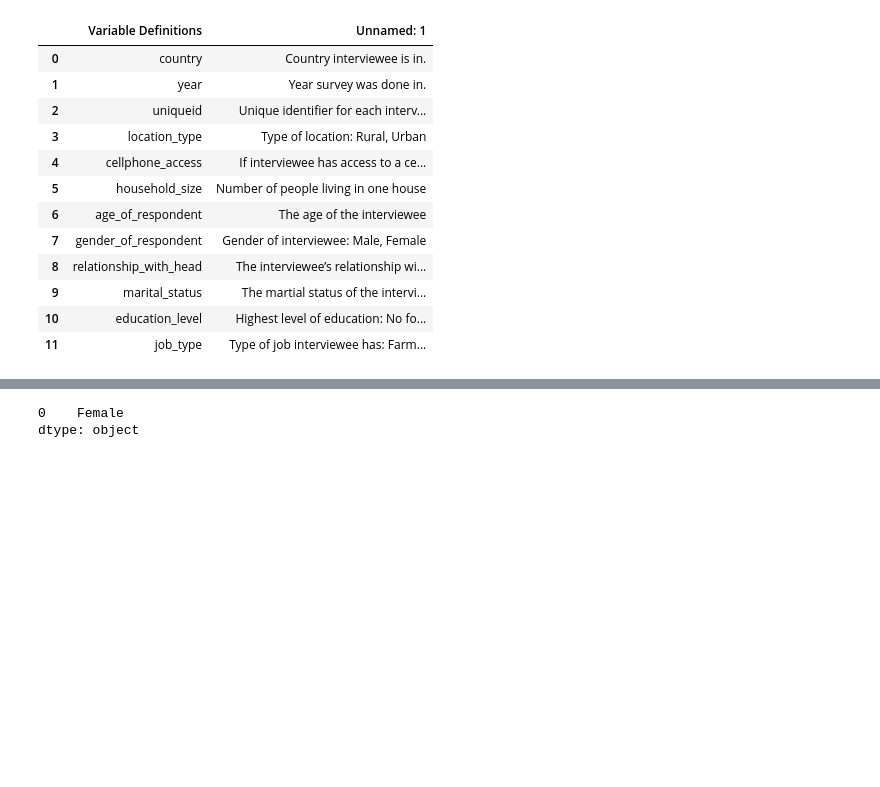
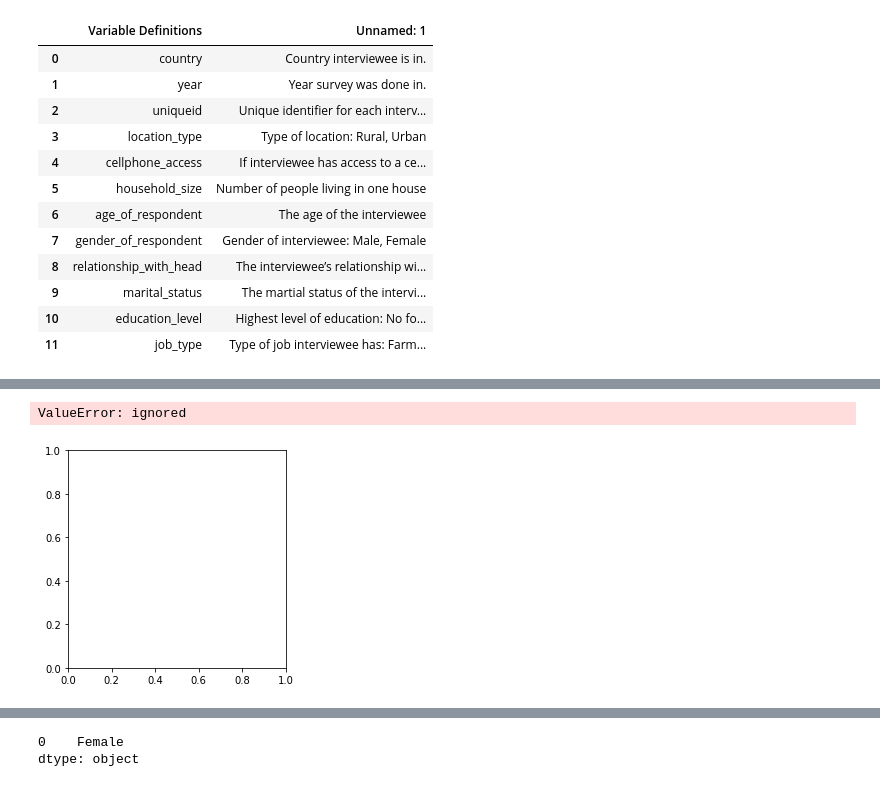
Before and after one commit to captmmari/Independent-week4-project, a Jupyter notebook: Moringa_Independent_week02_Core_Project_Simon_Mmari.ipynb, the cells around one changed output, grey strips where cells are left out. Saved outputs shown, nothing was run; the diff lists cells and outputs as text; code cells hidden in the pictures; blank space fills up the shorter version.

```diff
--- a/Moringa_Independent_week02_Core_Project_Simon_Mmari.ipynb
+++ b/Moringa_Independent_week02_Core_Project_Simon_Mmari.ipynb
@@ -64,0 +148,10 @@ df.dropna().head()
+# %%
+gender_of_Respondent = df['gender_of_respondent']
+Has_a_Bank= df['Has a Bank account']
+plt.pie(gender_of_Respondent, labels = Has_a_Bank, autopct = '%1.1f%%', shadow = True, startangle = 140)
+plt.axis('equal')
+plt.title('Pie Chart of Gender respondents')
+plt.show()
+# %% [output]
+ValueError: ignored
+[figure, added]
```
Also changed, not shown: parts of 52 cells of this notebook.
